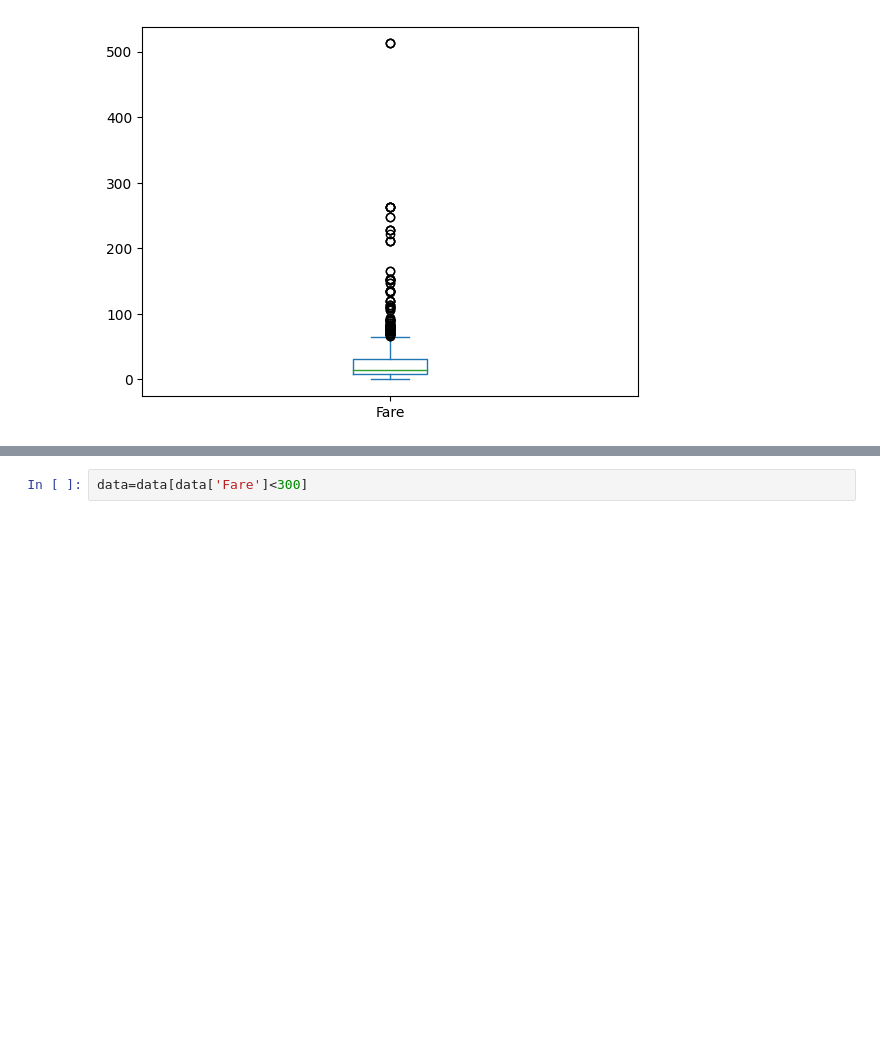
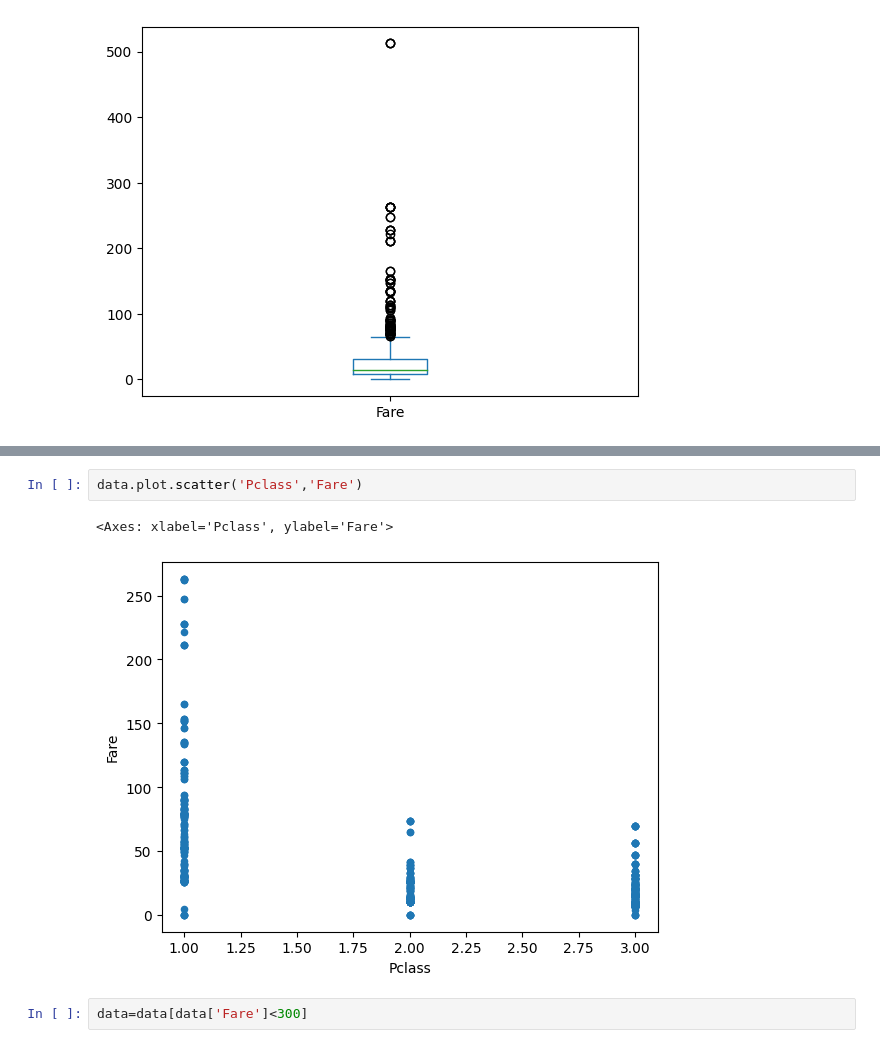
Before and after one commit to rohitingole17792/AI-based-Content-Detection-and-Text-Detection-, a Jupyter notebook: Logistic_Reg.ipynb, the cells around one changed output, grey strips where cells are left out. Cells and saved outputs as stored; diff of their text form; blank space fills up the shorter version.

```diff
--- a/Logistic_Reg.ipynb
+++ b/Logistic_Reg.ipynb
@@ -65,3 +64,8 @@ data.plot.scatter('Age','Fare')
+# %%
+data.plot.scatter('Pclass','Fare')
+# %% [output]
+<Axes: xlabel='Pclass', ylabel='Fare'>
+[figure, added]
 # %%
 data=data[data['Fare']<300]
 # %%
```
Also changed, not shown: parts of 7 cells of this notebook.
